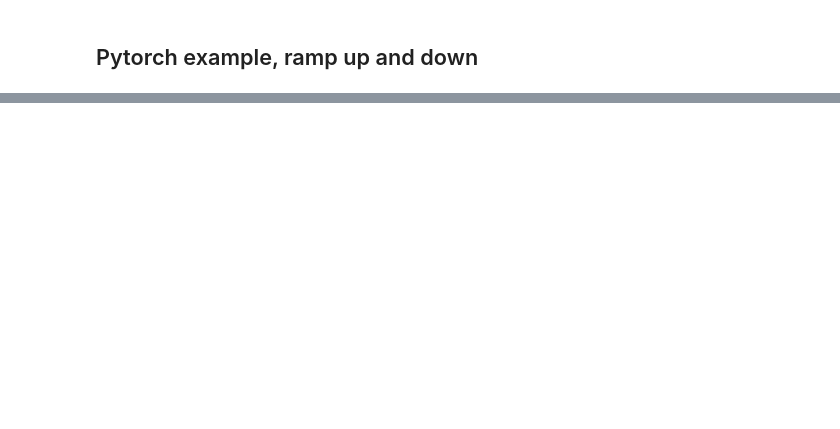
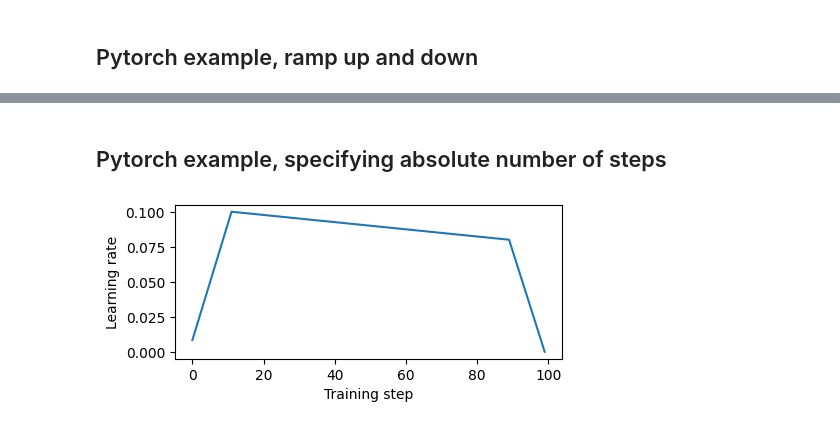
Before and after one commit to sradc/lr_schedules, a Jupyter notebook: README.ipynb, the cells around one changed output, grey strips where cells are left out. Cells and saved outputs as stored; diff of their text form; code cells hidden in the pictures; blank space fills up the shorter version.

Commit message:
fix: absolute step assertion, and have example in readme

```diff
--- a/README.ipynb
+++ b/README.ipynb
@@ -66,0 +63,27 @@ plt.show()
+# %% [markdown]
+## Pytorch example, specifying absolute number of steps
+# %%
+times = [0, 12, 90, 100]
+values = [0, 1, 0.8, 0]
+
+W = torch.tensor([1.0], requires_grad=True)
+optimizer = torch.optim.SGD([W], lr=0.1)
+linear_scheduler = LinearScheduler(times, values)
+scheduler = torch.optim.lr_scheduler.LambdaLR(optimizer, linear_scheduler)
+
+lr_vals = []
+for step in range(100):
+    optimizer.zero_grad()
+    loss = torch.sum(W**2)
+    loss.backward()
+    optimizer.step()
+    scheduler.step()
+    lr_vals.append(optimizer.param_groups[0]["lr"])
+
+plt.figure(figsize=(5, 2))
+plt.plot(lr_vals)
+plt.xlabel("Training step")
+plt.ylabel("Learning rate")
+plt.show()
+# %% [output]
+[figure, added]
```
Also changed, not shown: parts of 2 cells of this notebook, 1 other file.
